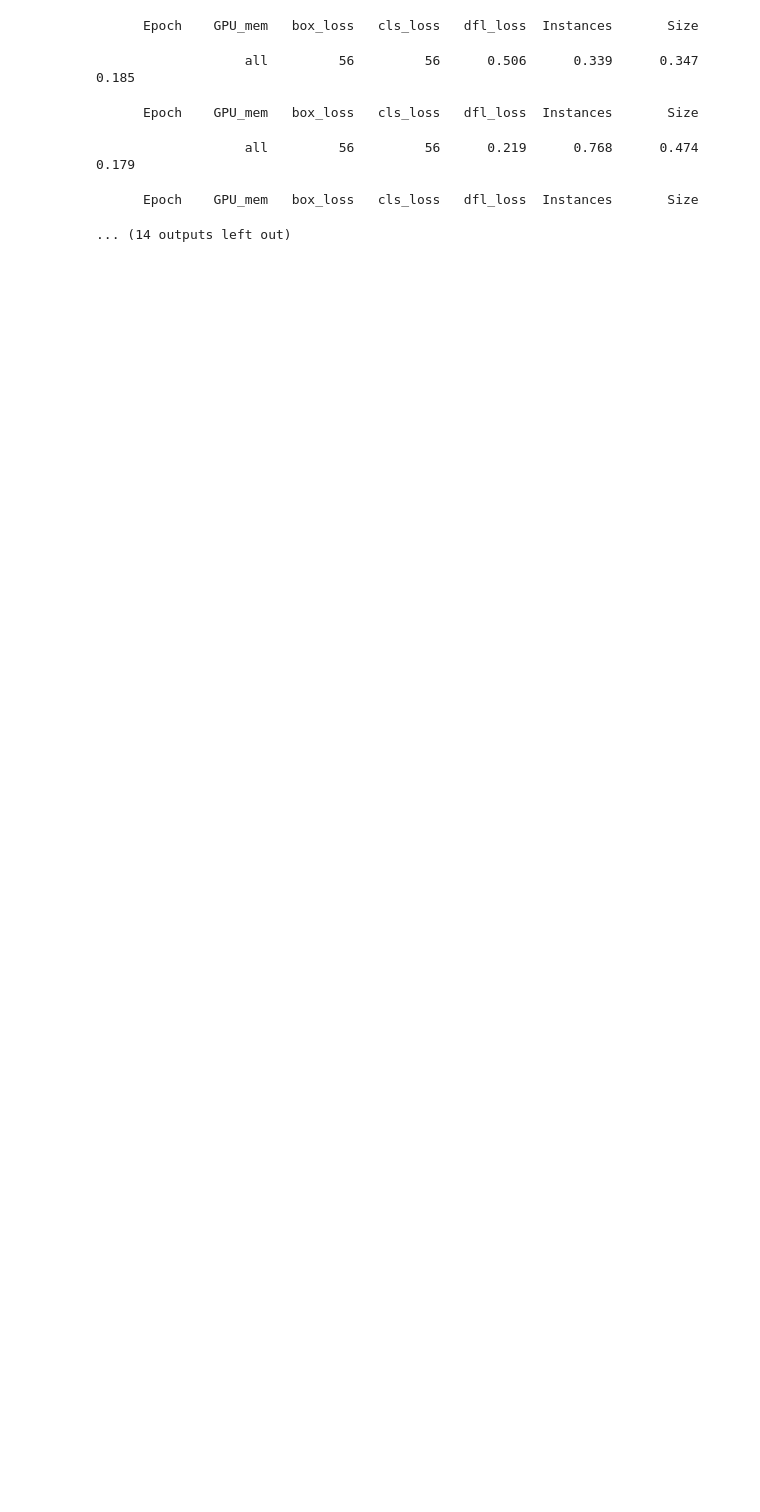
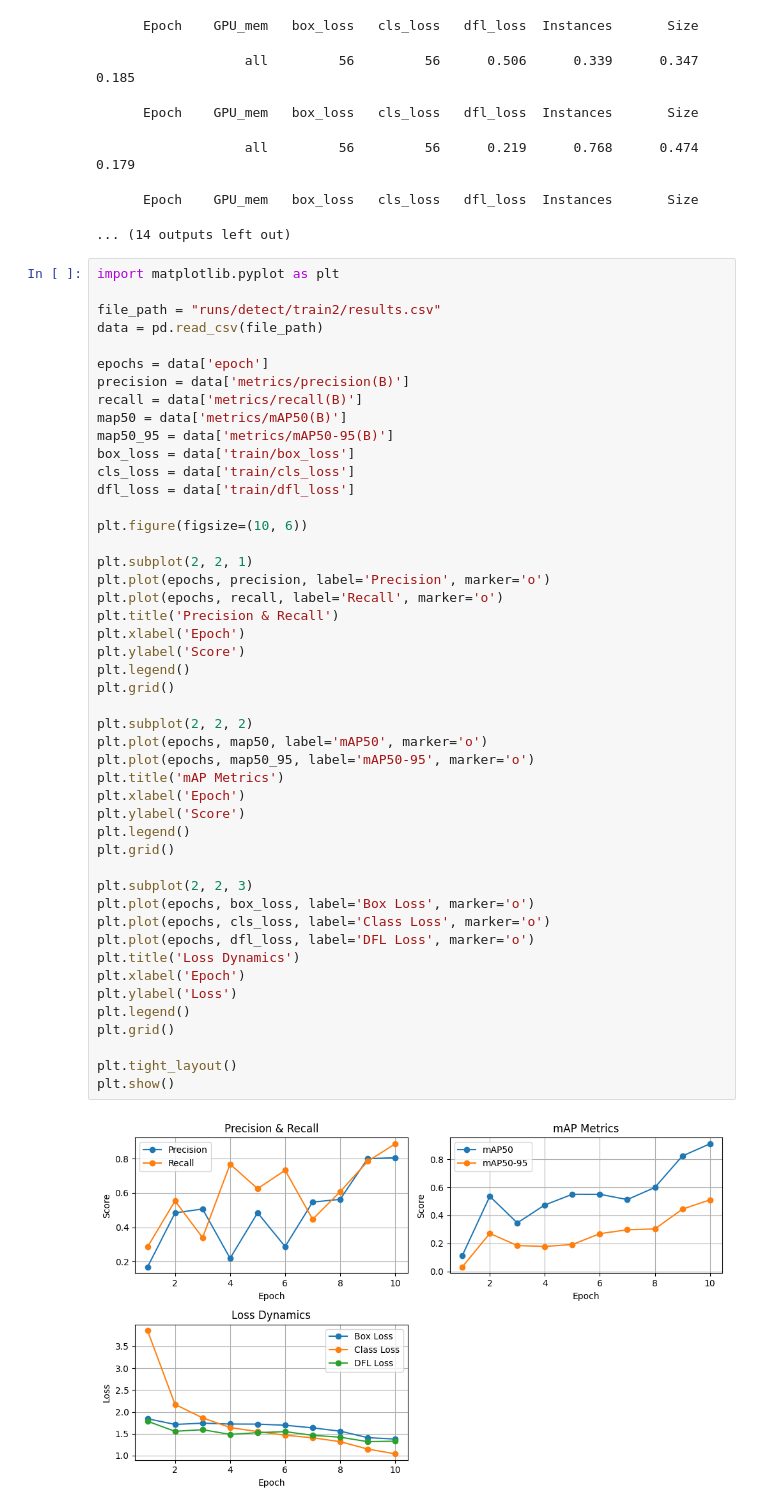
Before and after one commit to tashbaevb/INAI_MedFire, a Jupyter notebook: Fire_detection.ipynb, the cells around one changed output. Cells and saved outputs as stored; diff of their text form; blank space fills up the shorter version.

Commit message:
testing the model with another data | getting the analysis

```diff
--- a/Fire_detection.ipynb
+++ b/Fire_detection.ipynb
@@ -92,3 +91,52 @@ Closing dataloader mosaic
                    all         56         56      0.219      0.768      0.474      0.179
       Epoch    GPU_mem   box_loss   cls_loss   dfl_loss  Instances       Size
 ... (14 outputs left out)
+# %%
+import matplotlib.pyplot as plt
+
+file_path = "runs/detect/train2/results.csv"
+data = pd.read_csv(file_path)
+
+epochs = data['epoch']
+precision = data['metrics/precision(B)']
+recall = data['metrics/recall(B)']
+map50 = data['metrics/mAP50(B)']
+map50_95 = data['metrics/mAP50-95(B)']
+box_loss = data['train/box_loss']
+cls_loss = data['train/cls_loss']
+dfl_loss = data['train/dfl_loss']
+
+plt.figure(figsize=(10, 6))
+
+plt.subplot(2, 2, 1)
+plt.plot(epochs, precision, label='Precision', marker='o')
+plt.plot(epochs, recall, label='Recall', marker='o')
+plt.title('Precision & Recall')
+plt.xlabel('Epoch')
+plt.ylabel('Score')
+plt.legend()
+plt.grid()
+
+plt.subplot(2, 2, 2)
+plt.plot(epochs, map50, label='mAP50', marker='o')
+plt.plot(epochs, map50_95, label='mAP50-95', marker='o')
+plt.title('mAP Metrics')
+plt.xlabel('Epoch')
+plt.ylabel('Score')
+plt.legend()
+plt.grid()
+
+plt.subplot(2, 2, 3)
+plt.plot(epochs, box_loss, label='Box Loss', marker='o')
+plt.plot(epochs, cls_loss, label='Class Loss', marker='o')
+plt.plot(epochs, dfl_loss, label='DFL Loss', marker='o')
+plt.title('Loss Dynamics')
+plt.xlabel('Epoch')
+plt.ylabel('Loss')
+plt.legend()
+plt.grid()
+
+plt.tight_layout()
+plt.show()
+# %% [output]
+[figure, added]
```
Also changed, not shown: parts of 2 cells of this notebook, 13 other files.
